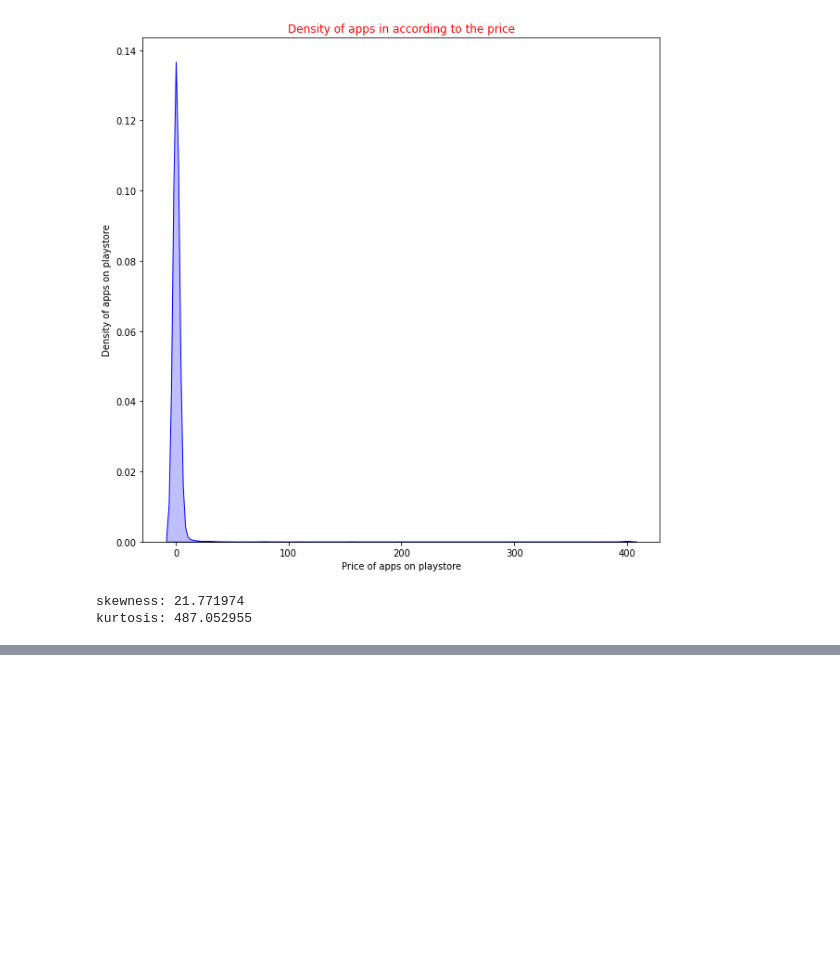
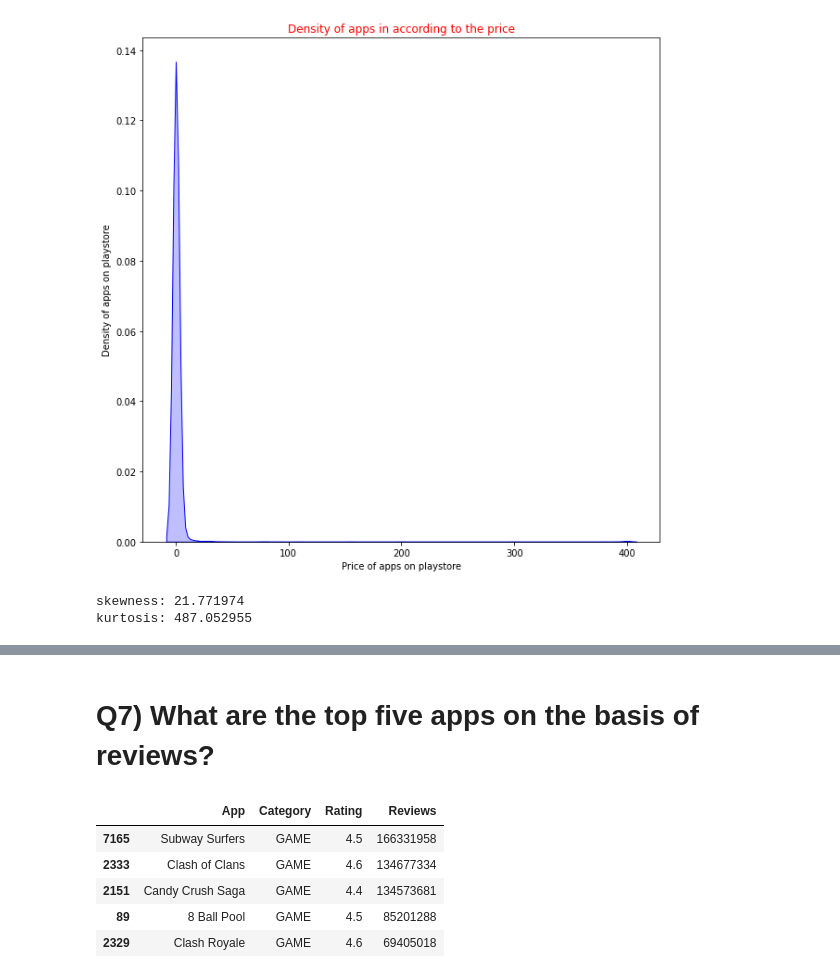
Before and after one commit to SAIKARTHIKLALAM/PlayStore-Data-Analysis, a Jupyter notebook: Karthik_PlayStoreData.ipynb, the cells around one changed output, grey strips where cells are left out. Saved outputs shown, nothing was run; the diff lists cells and outputs as text; code cells hidden in the pictures; blank space fills up the shorter version.

```diff
--- a/Karthik_PlayStoreData.ipynb
+++ b/Karthik_PlayStoreData.ipynb
@@ -806,0 +866,13 @@ plt.show()
+# %% [markdown]
+# Q7) What are the top five apps on the basis of reviews?
+# %%
+top_five_apps_review_df = playstore_df.groupby(by=['App', 'Category', 'Rating'])[['Reviews']].sum().reset_index()
+top_five_apps_review_df = top_five_apps_review_df.sort_values(by=['Reviews'], ascending=False)
+top_five_apps_review_df.head(5)
+# %% [output]
+|  | App | Category | Rating | Reviews |
+| 7165 | Subway Surfers | GAME | 4.5 | 166331958 |
+| 2333 | Clash of Clans | GAME | 4.6 | 134677334 |
+| 2151 | Candy Crush Saga | GAME | 4.4 | 134573681 |
+| 89 | 8 Ball Pool | GAME | 4.5 | 85201288 |
+| 2329 | Clash Royale | GAME | 4.6 | 69405018 |
```
Also changed, not shown: parts of 13 cells of this notebook.
